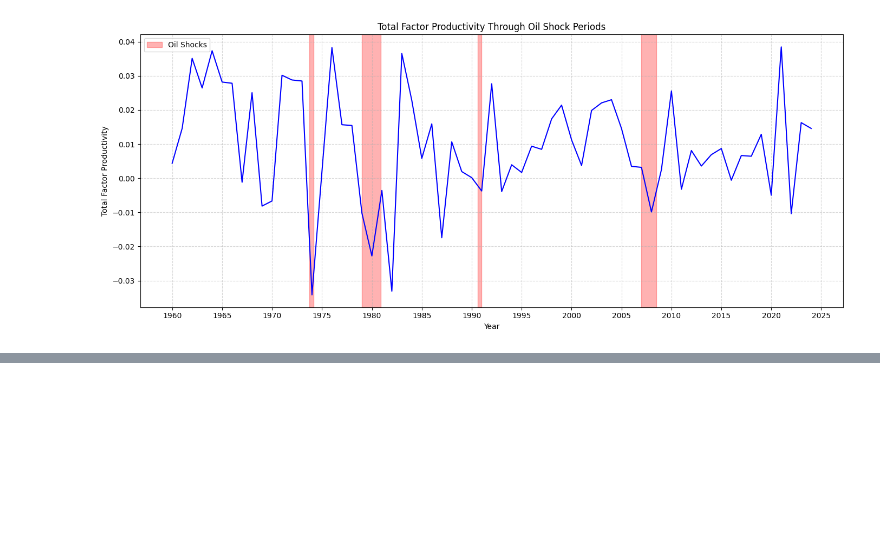
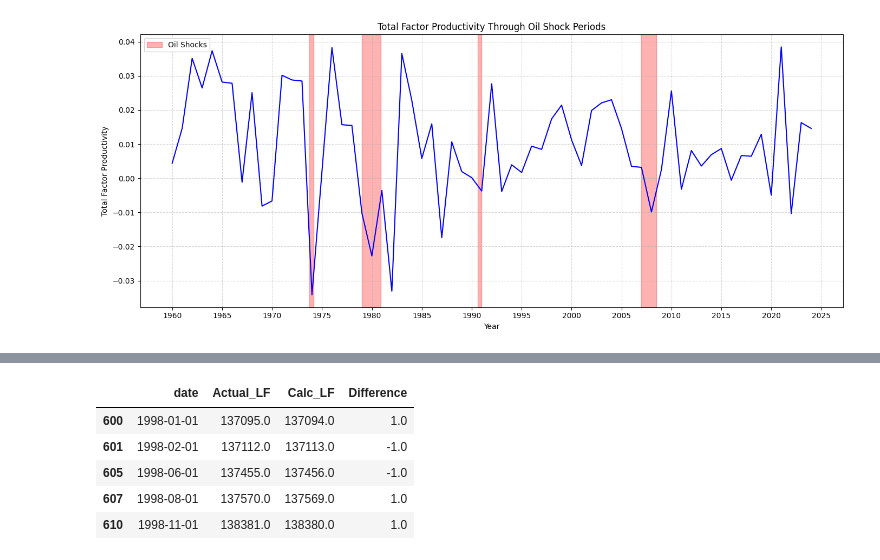
Before and after one commit to ChowchowWorks/Macroeconomics, a Jupyter notebook: src/labour_market.ipynb, the cells around one changed output, grey strips where cells are left out. Saved outputs shown, nothing was run; the diff lists cells and outputs as text; code cells hidden in the pictures; blank space fills up the shorter version.

```diff
--- a/src/labour_market.ipynb
+++ b/src/labour_market.ipynb
@@ -259,0 +374,15 @@ plt.show()
+# %%
+misc3 = misc2[~misc2['Boolean']]
+
+misc3.drop(columns=['Boolean'], inplace= True)
+
+misc3['Difference'] = misc3['Actual_LF'] - misc3['Calc_LF']
+
+misc3.head()
+# %% [output]
+|  | date | Actual_LF | Calc_LF | Difference |
+| 600 | 1998-01-01 | 137095.0 | 137094.0 | 1.0 |
+| 601 | 1998-02-01 | 137112.0 | 137113.0 | -1.0 |
+| 605 | 1998-06-01 | 137455.0 | 137456.0 | -1.0 |
+| 607 | 1998-08-01 | 137570.0 | 137569.0 | 1.0 |
+| 610 | 1998-11-01 | 138381.0 | 138380.0 | 1.0 |
```
Also changed, not shown: parts of 15 cells of this notebook, 3 other files.
